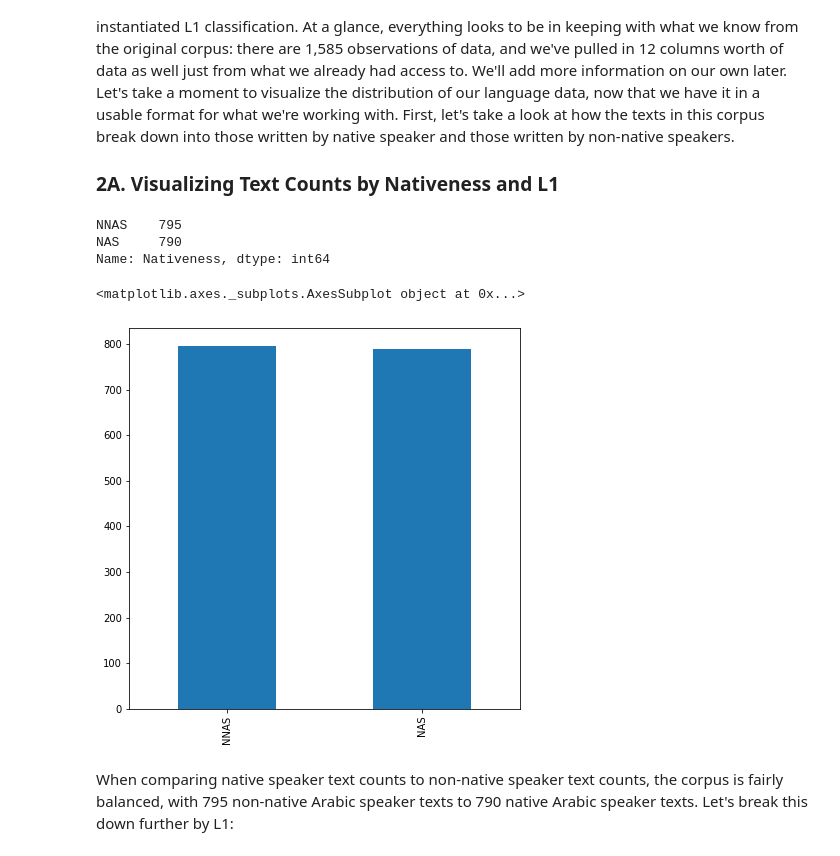
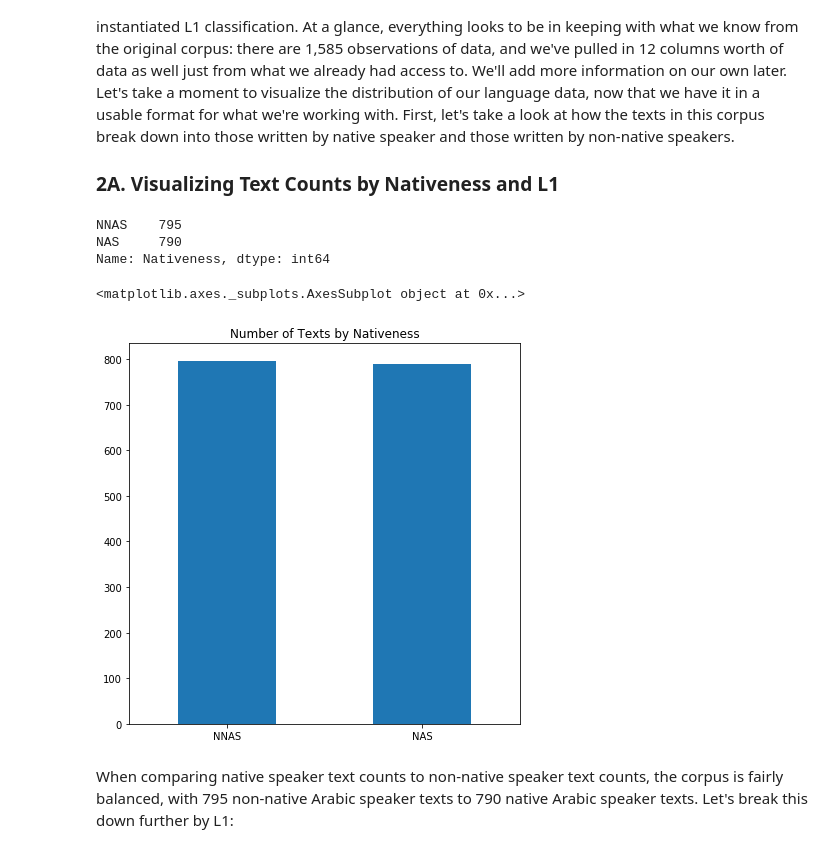
Before and after one commit to AnthonyVerardi/Arabic-Learner-Corpus-Considerations, a Jupyter notebook: Notebooks/ALC_Data_Organization.ipynb, the cells around one changed output. Saved outputs shown, nothing was run; the diff lists cells and outputs as text; code cells hidden in the pictures.

```diff
--- a/Notebooks/ALC_Data_Organization.ipynb
+++ b/Notebooks/ALC_Data_Organization.ipynb
@@ -178,13 +178,13 @@ Now we'll move on to exploring the makeup of our data and cleaning it up in what
 ### 2A. Visualizing Text Counts by Nativeness and L1 <a name="visualizing1"></a>
 # %%
 df.Nativeness.value_counts()
-df.Nativeness.value_counts().plot.bar(figsize=(7,7))
+df.Nativeness.value_counts().plot.bar(figsize=(7,7), rot=0, title="Number of Texts by Nativeness")
 # %% [output]
 NNAS    795
 NAS     790
 Name: Nativeness, dtype: int64
 <matplotlib.axes._subplots.AxesSubplot object at 0x...>
-[figure, old version]
+[figure, new version]
 # %% [markdown]
 When comparing native speaker text counts to non-native speaker text counts, the corpus is fairly balanced, with 795 non-native Arabic speaker texts to 790 native Arabic speaker texts. Let's break this down further by L1:
 # %%
```
Also changed, not shown: parts of 3 cells of this notebook, 14 other files.
